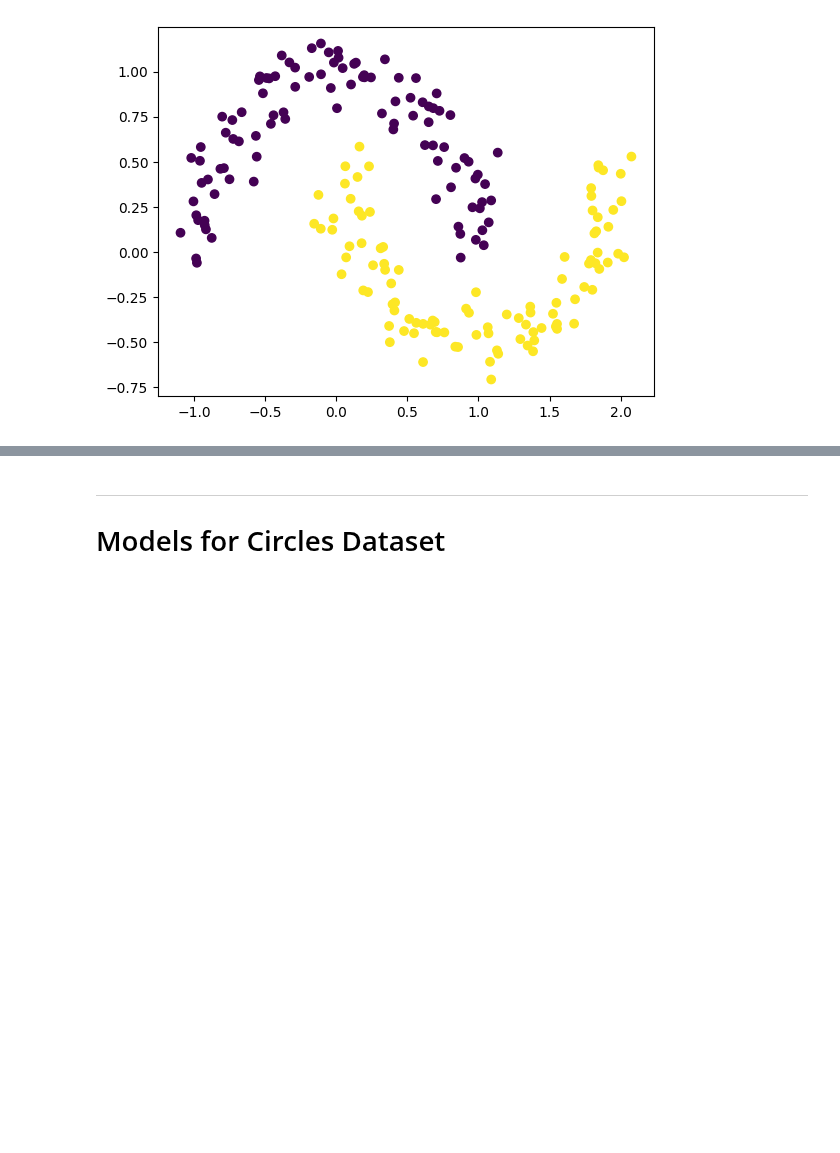
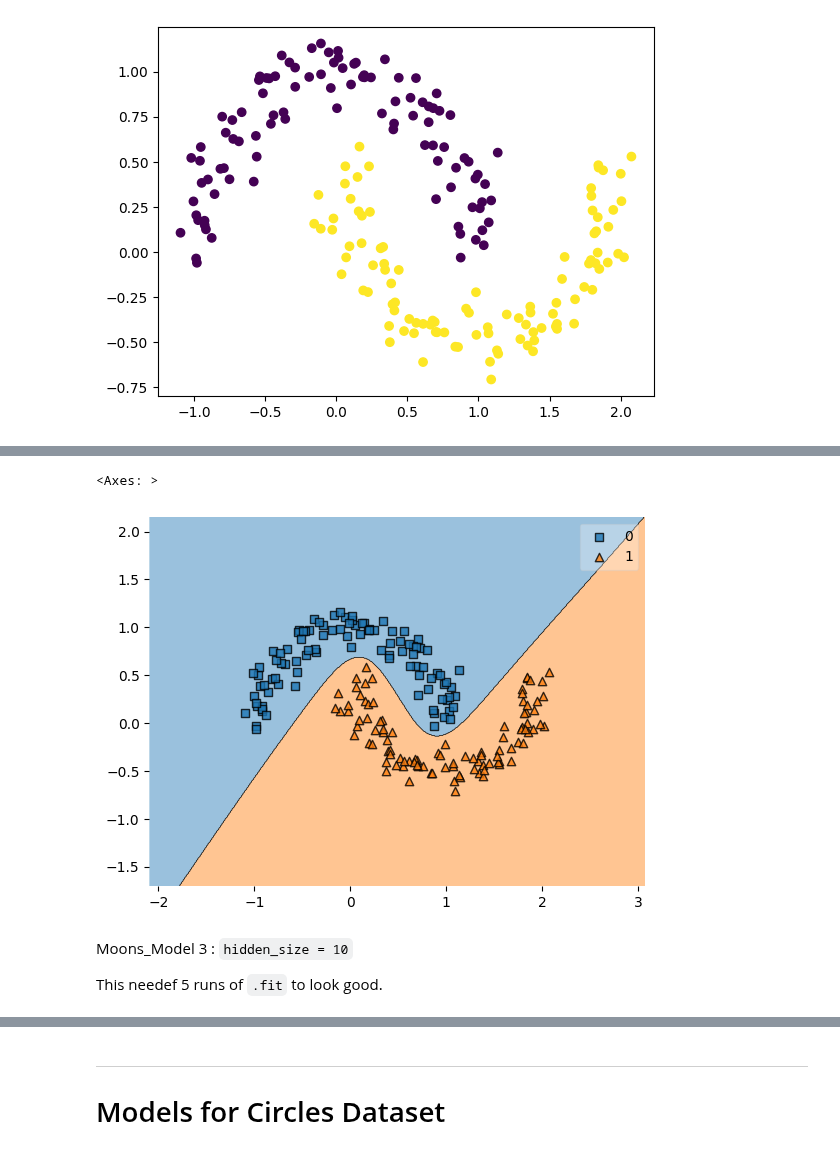
Before and after one commit to Nick-Azzarano/Machine-Learning-Practice, a Jupyter notebook: Spring2025/Homeworks/HW9_Azzarano_Nick.ipynb, the cells around one changed output, grey strips where cells are left out. Cells and saved outputs as stored; diff of their text form; code cells hidden in the pictures; blank space fills up the shorter version.

```diff
--- a/Spring2025/Homeworks/HW9_Azzarano_Nick.ipynb
+++ b/Spring2025/Homeworks/HW9_Azzarano_Nick.ipynb
@@ -247,0 +279,9 @@ plt.scatter(x_moons[:,0], x_moons[:,1], c=y_moons)
+# %%
+plot_decision_regions(x_moons,y_moons.reshape(-1,),moons_model_2)
+# %% [output]
+<Axes: >
+[figure, added]
+# %% [markdown]
+Moons_Model 3 : `hidden_size = 10`
+
+This needef 5 runs of `.fit` to look good.
```
Also changed, not shown: parts of 13 cells of this notebook.
